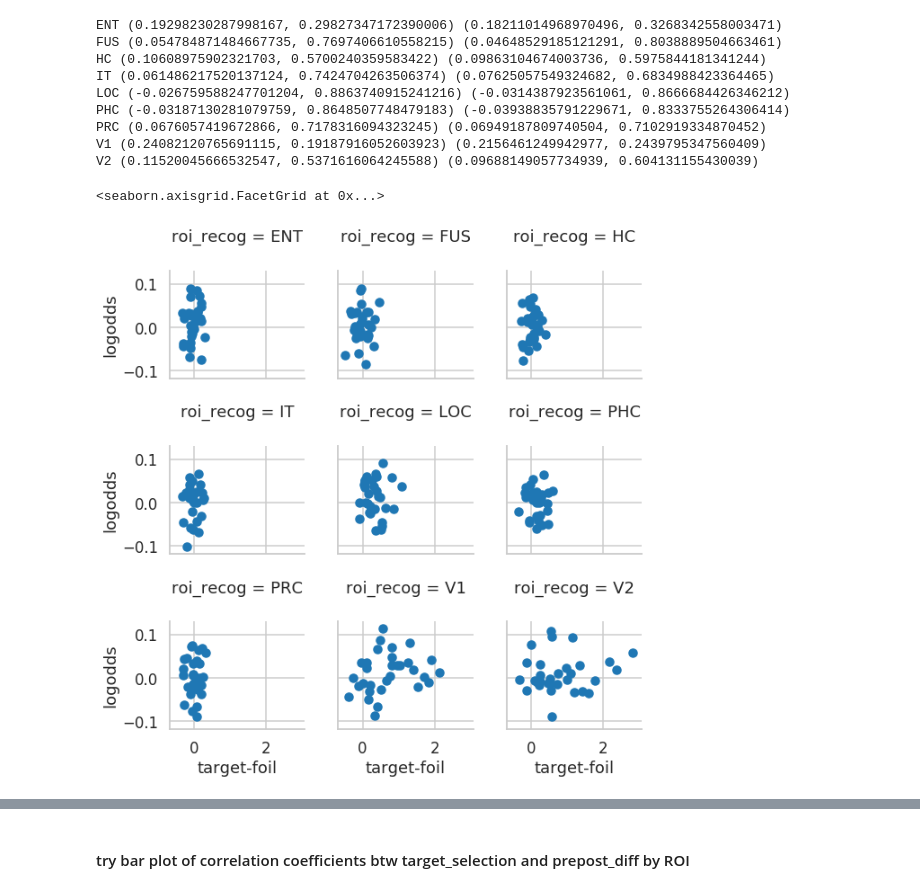
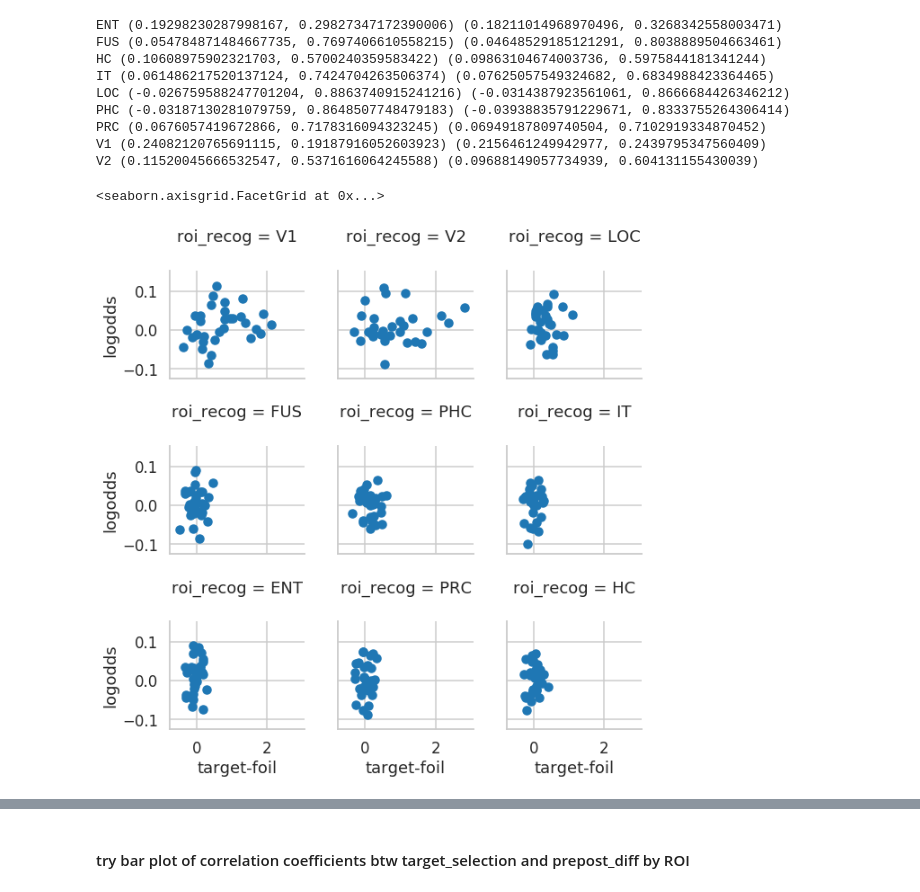
Before and after one commit to cogtoolslab/neurosketch, a Jupyter notebook: ipynb/golden/3_relate_drawing_training_and_recog_prepost.ipynb, the cells around one changed output, grey strips where cells are left out. Drawn from its saved outputs; the diff is of its cells as text; code cells hidden in the pictures.

```diff
--- a/ipynb/golden/3_relate_drawing_training_and_recog_prepost.ipynb
+++ b/ipynb/golden/3_relate_drawing_training_and_recog_prepost.ipynb
@@ -132,11 +132,15 @@ V1 (0.24082120765691115, 0.19187916052603923) (0.2156461249942977, 0.24397953475
 V2 (0.11520045666532547, 0.5371616064245588) (0.09688149057734939, 0.604131155430039)
 # %%
 sns.set_context('talk')
-g = sns.FacetGrid(joined, col='roi_recog',aspect=1,col_wrap=3)
+g = sns.FacetGrid(joined,
+                  col='roi_recog',
+                  col_order=roi_list_formatted,
+                  aspect=1,
+                  col_wrap=3)
 g.map(plt.scatter,'target-foil','logodds')
 # %% [output]
 <seaborn.axisgrid.FacetGrid at 0x...>
-[figure, old version]
+[figure, new version]
 # %%
 ## make dataframe to relate drawing contrast to recognition differentiation
 from matplotlib import rcParams
```
Also changed, not shown: parts of 1 cell of this notebook, 2 other files.
